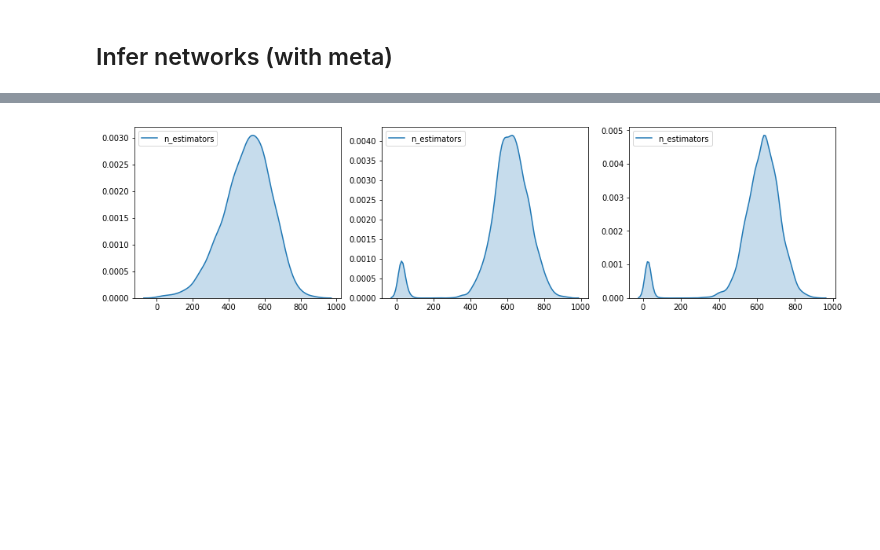
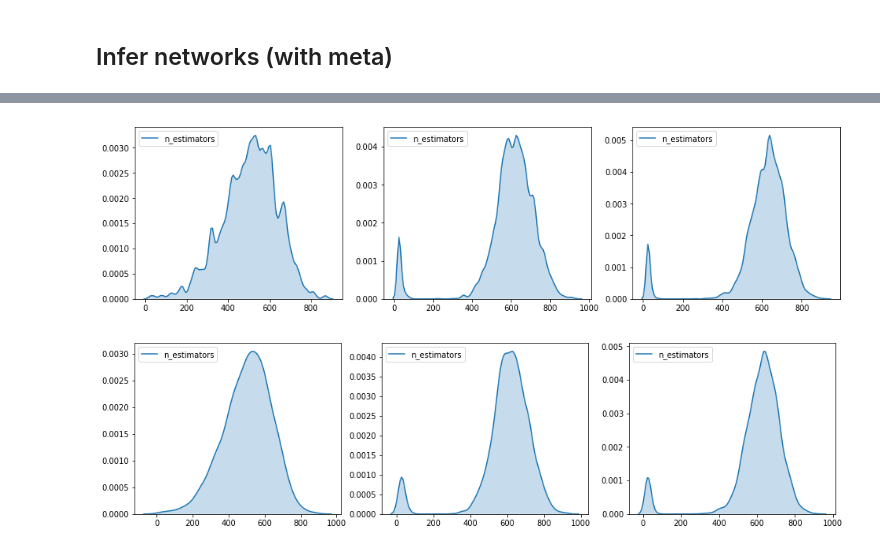
Before and after one commit to aertslab/arboreto, a Jupyter notebook: notebooks/dream5/DREAM5_n_estimators_plots.ipynb, the cells around one changed output, grey strips where cells are left out. Cells and saved outputs as stored; diff of their text form; code cells hidden in the pictures; blank space fills up the shorter version.

Commit message:
distplots of n_estimators for dream5 and macosko

```diff
--- a/notebooks/dream5/DREAM5_n_estimators_plots.ipynb
+++ b/notebooks/dream5/DREAM5_n_estimators_plots.ipynb
@@ -104,5 +104,18 @@ Wall time: 4min
 # %%
 from seaborn import kdeplot
+# %%
+f, ax = plt.subplots(ncols=3, figsize=(16,4))
+
+bandwidth=10
+
+ax1 = sns.kdeplot(meta1.n_estimators, shade=True, bw=bandwidth, ax=ax[0])
+ax2 = sns.kdeplot(meta3.n_estimators, shade=True, bw=bandwidth, ax=ax[1])
+ax3 = sns.kdeplot(meta4.n_estimators, shade=True, bw=bandwidth, ax=ax[2])
+
+plt.savefig('dream5_n_estimators_bw_{}.svg'.format(bandwidth))
+plt.show()
+# %% [output]
+[figure, added]
 # %%
 f, ax = plt.subplots(ncols=3, figsize=(16,4))
 
```
Also changed, not shown: parts of 4 cells of this notebook, 3 other files.
